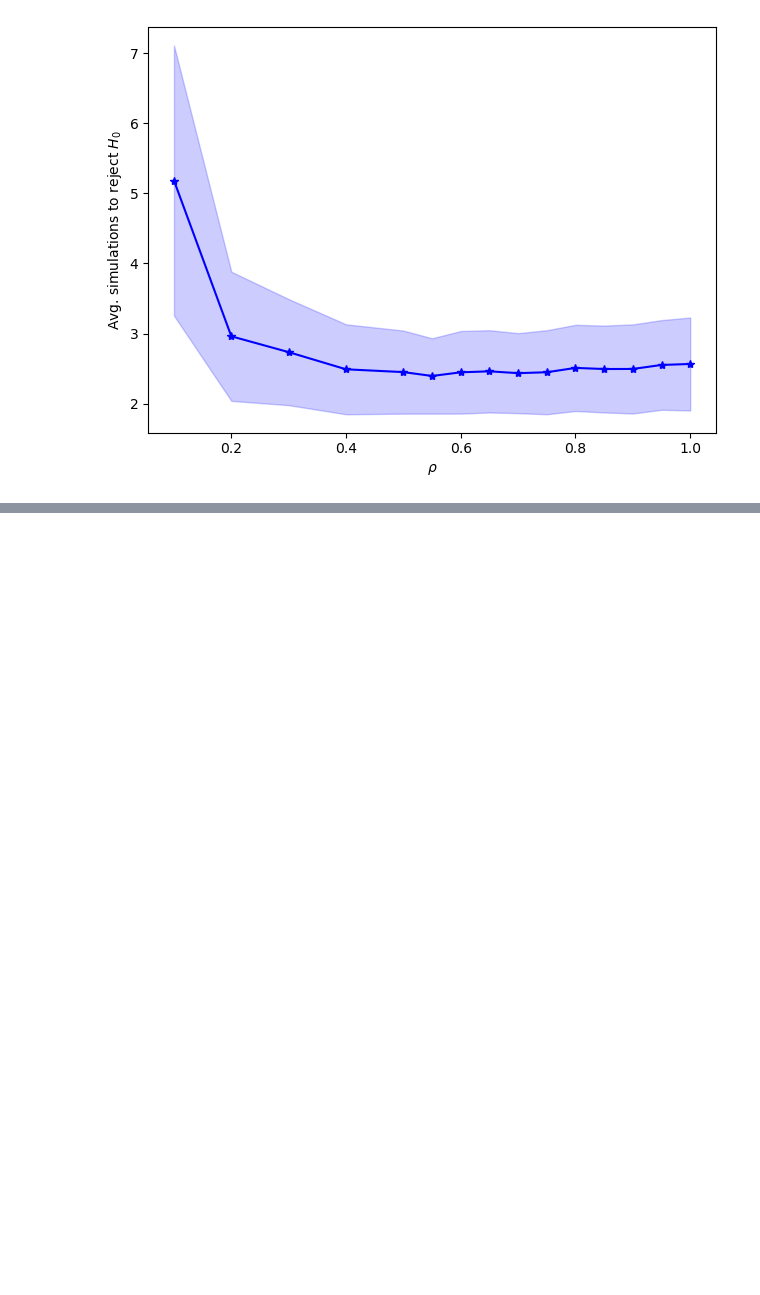
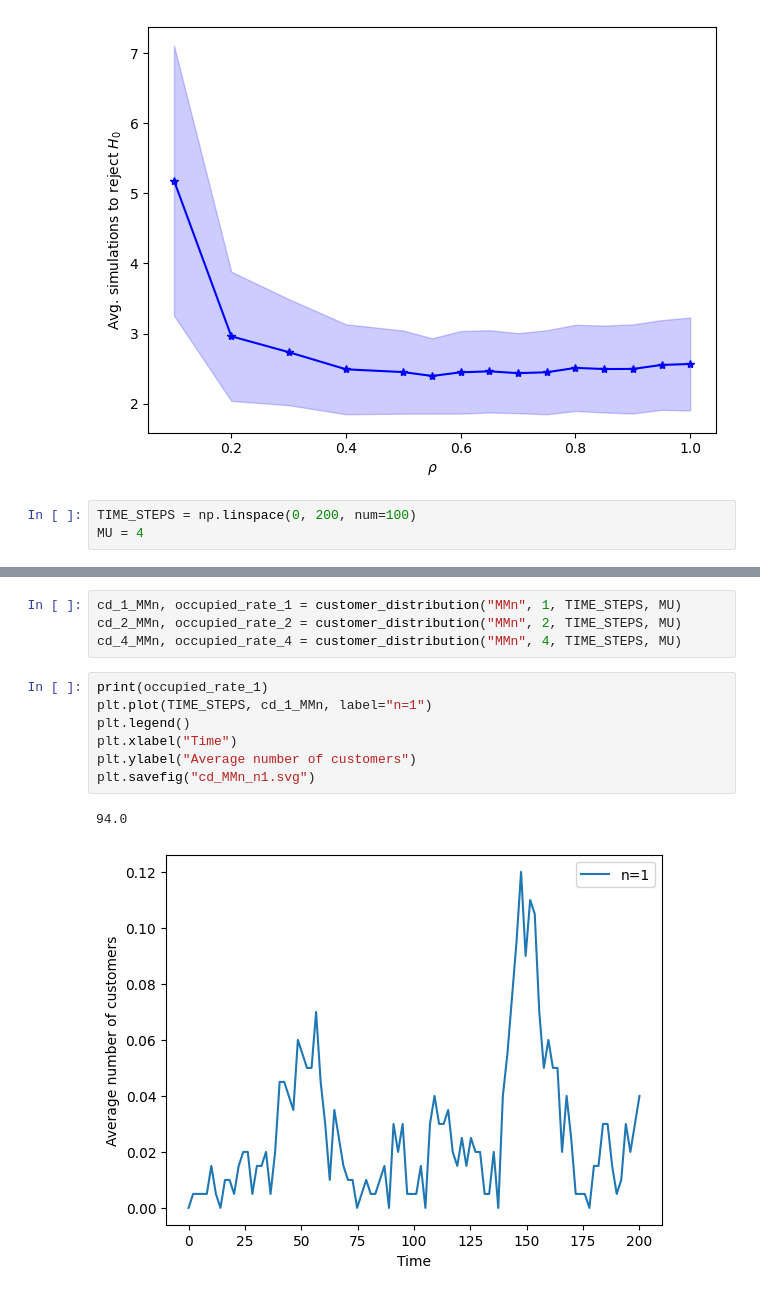
Before and after one commit to gajera-divya/Stochastic_simulations, a Jupyter notebook: SS_Assignment_2 (1).ipynb, the cells around one changed output, grey strips where cells are left out. Cells and saved outputs as stored; diff of their text form; blank space fills up the shorter version.

```diff
--- a/SS_Assignment_2 (1).ipynb
+++ b/SS_Assignment_2 (1).ipynb
@@ -507,3 +524,6 @@ plt.savefig("bootstrap14.svg")
 plt.show()
 # %% [output]
 [figure]
+# %%
+TIME_STEPS = np.linspace(0, 200, num=100)
+MU = 4
@@ -509,0 +571,14 @@ plt.show()
+# %%
+cd_1_MMn, occupied_rate_1 = customer_distribution("MMn", 1, TIME_STEPS, MU)
+cd_2_MMn, occupied_rate_2 = customer_distribution("MMn", 2, TIME_STEPS, MU)
+cd_4_MMn, occupied_rate_4 = customer_distribution("MMn", 4, TIME_STEPS, MU)
+# %%
+print(occupied_rate_1)
+plt.plot(TIME_STEPS, cd_1_MMn, label="n=1")
+plt.legend()
+plt.xlabel("Time")
+plt.ylabel("Average number of customers")
+plt.savefig("cd_MMn_n1.svg")
+# %% [output]
+94.0
+[figure, added]
```
Also changed, not shown: parts of 13 cells of this notebook.
